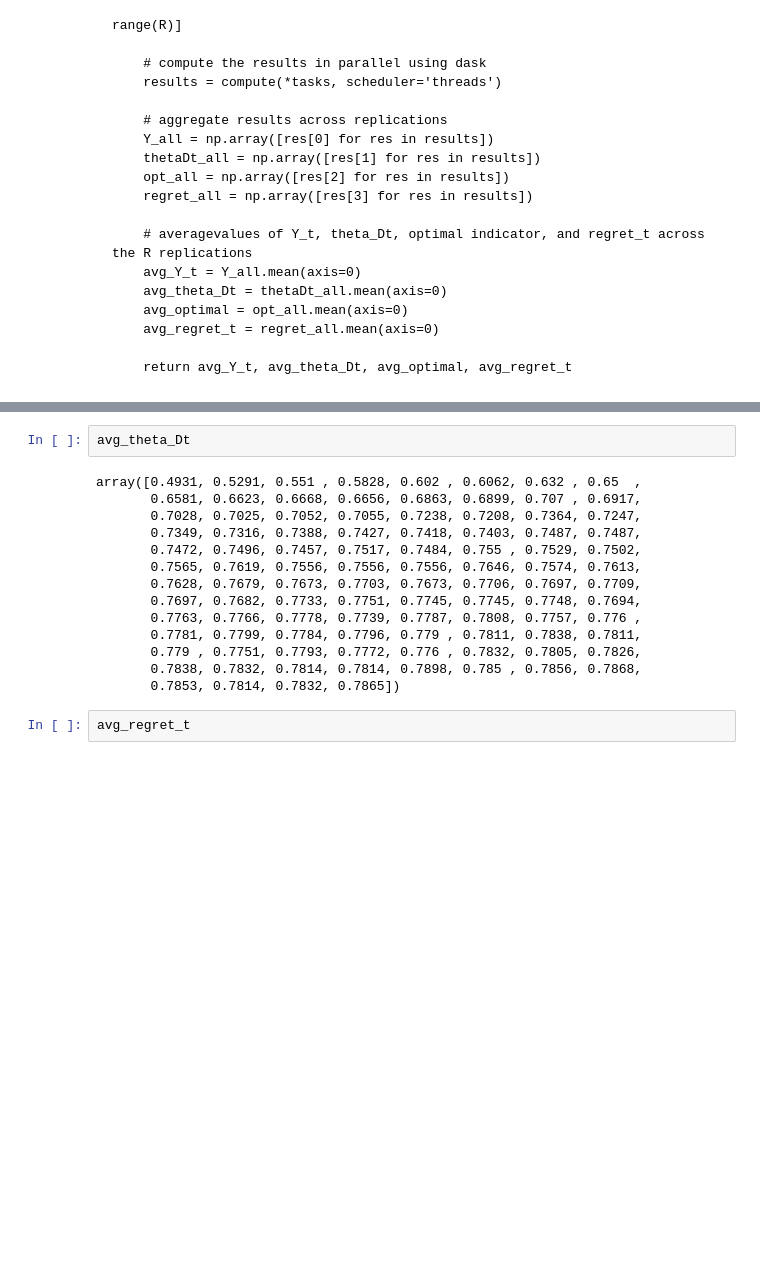
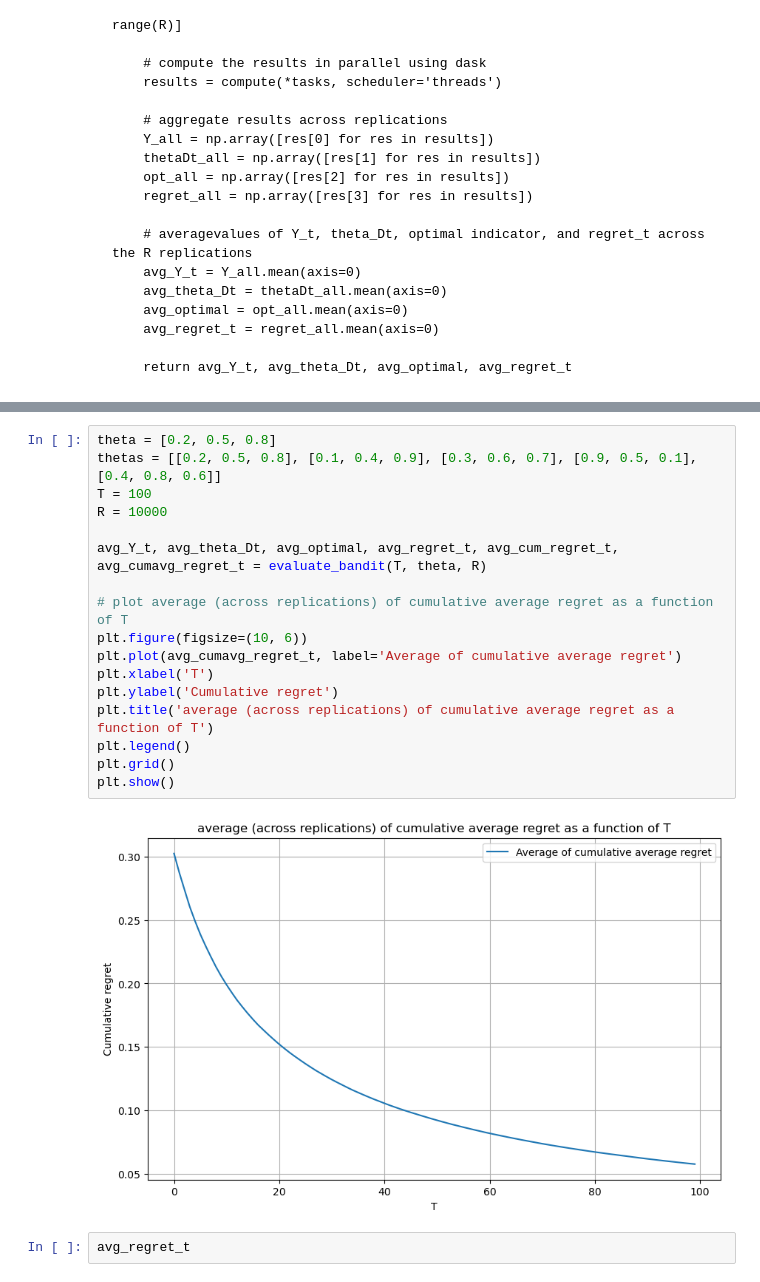
Before and after one commit to emilyfu1/assignments_ML, a Jupyter notebook: EmilyFu_A4.ipynb, the cells around one changed output, grey strips where cells are left out. Cells and saved outputs as stored; diff of their text form; blank space fills up the shorter version.

Commit message:
fixing first function

```diff
--- a/EmilyFu_A4.ipynb
+++ b/EmilyFu_A4.ipynb
@@ -131,19 +125,22 @@ avg_Y_t, avg_theta_Dt, avg_optimal, avg_regret_t = evaluate_bandit(T, theta, R)
 # %%
-avg_theta_Dt
+theta = [0.2, 0.5, 0.8]
+thetas = [[0.2, 0.5, 0.8], [0.1, 0.4, 0.9], [0.3, 0.6, 0.7], [0.9, 0.5, 0.1], [0.4, 0.8, 0.6]]
+T = 100
+R = 10000
+
+avg_Y_t, avg_theta_Dt, avg_optimal, avg_regret_t, avg_cum_regret_t, avg_cumavg_regret_t = evaluate_bandit(T, theta, R)
+
+# plot average (across replications) of cumulative average regret as a function of T
+plt.figure(figsize=(10, 6))
+plt.plot(avg_cumavg_regret_t, label='Average of cumulative average regret')
+plt.xlabel('T')
+plt.ylabel('Cumulative regret')
+plt.title('average (across replications) of cumulative average regret as a function of T')
+plt.legend()
+plt.grid()
+plt.show()
 # %% [output]
-array([0.4931, 0.5291, 0.551 , 0.5828, 0.602 , 0.6062, 0.632 , 0.65  ,
-       0.6581, 0.6623, 0.6668, 0.6656, 0.6863, 0.6899, 0.707 , 0.6917,
-       0.7028, 0.7025, 0.7052, 0.7055, 0.7238, 0.7208, 0.7364, 0.7247,
-       0.7349, 0.7316, 0.7388, 0.7427, 0.7418, 0.7403, 0.7487, 0.7487,
-       0.7472, 0.7496, 0.7457, 0.7517, 0.7484, 0.755 , 0.7529, 0.7502,
-       0.7565, 0.7619, 0.7556, 0.7556, 0.7556, 0.7646, 0.7574, 0.7613,
-       0.7628, 0.7679, 0.7673, 0.7703, 0.7673, 0.7706, 0.7697, 0.7709,
-       0.7697, 0.7682, 0.7733, 0.7751, 0.7745, 0.7745, 0.7748, 0.7694,
-       0.7763, 0.7766, 0.7778, 0.7739, 0.7787, 0.7808, 0.7757, 0.776 ,
-       0.7781, 0.7799, 0.7784, 0.7796, 0.779 , 0.7811, 0.7838, 0.7811,
-       0.779 , 0.7751, 0.7793, 0.7772, 0.776 , 0.7832, 0.7805, 0.7826,
-       0.7838, 0.7832, 0.7814, 0.7814, 0.7898, 0.785 , 0.7856, 0.7868,
-       0.7853, 0.7814, 0.7832, 0.7865])
+[figure, added]
 # %%
 avg_regret_t
 # %% [output]
```
Also changed, not shown: parts of 4 cells of this notebook, 1 other file.
